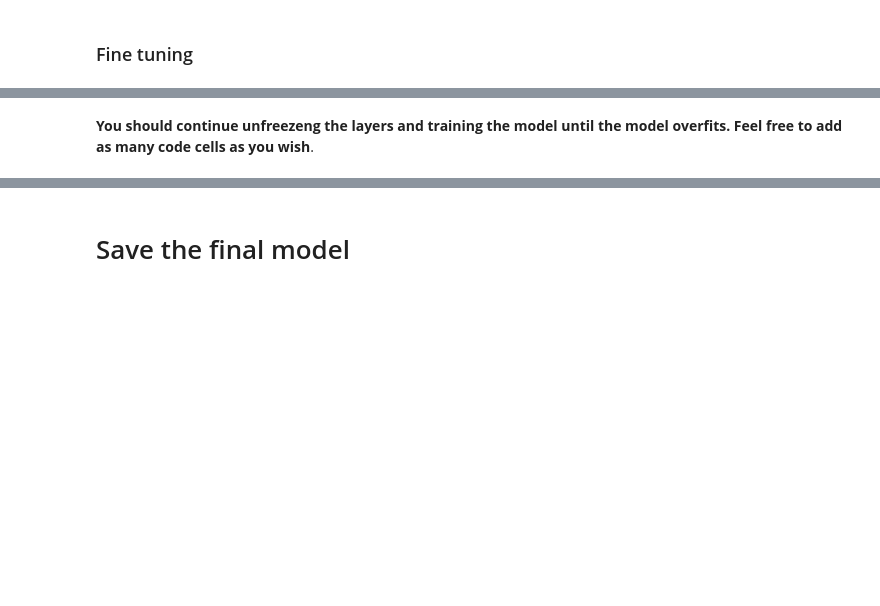
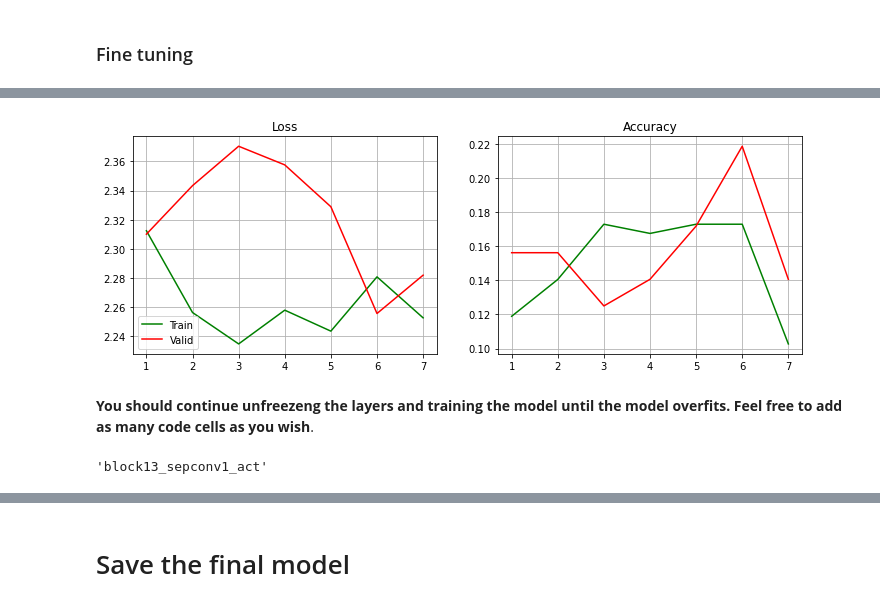
Before and after one commit to tdxa/Machine-learning-course, a Jupyter notebook: Xception.ipynb, the cells around one changed output, grey strips where cells are left out. Drawn from its saved outputs; the diff is of its cells as text; code cells hidden in the pictures; blank space fills up the shorter version.

```diff
--- a/Xception.ipynb
+++ b/Xception.ipynb
@@ -282,5 +342,11 @@ history = model.fit(
 # %%
 ft126_history = process_and_display(history, tl_history)
-model.save_weights('checkpoints/fine_tuning_126')
+model.save_weights('/content/drive/MyDrive/checkpoints/fine_tuning_126')
+# %% [output]
+[figure, added]
 # %% [markdown]
 **You should continue unfreezeng the layers and training the model until the model overfits. Feel free to add as many code cells as you wish**.
+# %%
+model.layers[116].get_config()['name']
+# %% [output]
+'block13_sepconv1_act'
```
Also changed, not shown: parts of 17 cells of this notebook.
